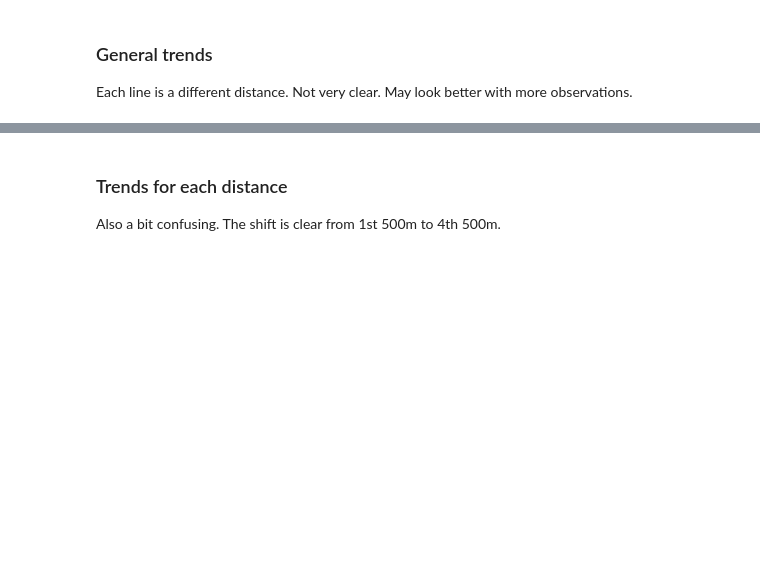
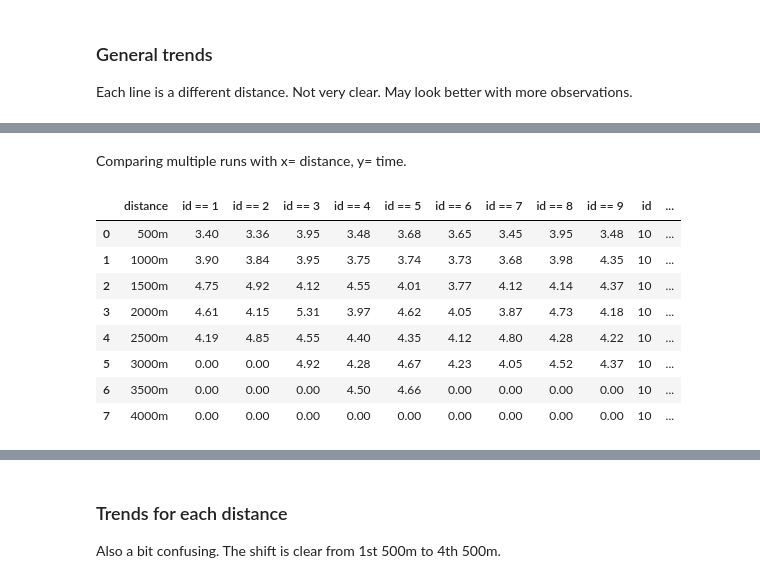
Before and after one commit to lona9/Workout-Data, a Jupyter notebook: Workout-Data.ipynb, the cells around one changed output, grey strips where cells are left out. Cells and saved outputs as stored; diff of their text form; code cells hidden in the pictures; blank space fills up the shorter version.

Commit message:
add new data to df_run, made new plots to compare multiple runs

```diff
--- a/Workout-Data.ipynb
+++ b/Workout-Data.ipynb
@@ -138,0 +142,48 @@ px.line(df_run, x='id', y=['Time1st500m', 'Time2nd500m', 'Time3rd500m', 'Time4th
+# %% [markdown]
+Comparing multiple runs with x= distance, y= time.
+# %%
+def idmelt(x):
+    runid = df_run.query(x)
+    valuename = x
+    meltid = pd.melt(runid, id_vars = ['id'], value_vars = ['PartialTime1st500m', 'PartialTime2nd500m', 'PartialTime3rd500m', 'PartialTime4th500m', 'PartialTime5th500m', 'PartialTime6th500m', 'PartialTime7th500m', 'PartialTime8th500m'], var_name='distance', value_name= valuename)
+    return meltid
+# %%
+df_id1 = idmelt("id == 1")
+df_id2 = idmelt("id == 2")
+df_id3 = idmelt("id == 3")
+df_id4 = idmelt("id == 4")
+df_id5 = idmelt("id == 5")
+df_id6 = idmelt("id == 6")
+df_id7 = idmelt("id == 7")
+df_id8 = idmelt("id == 8")
+df_id9 = idmelt("id == 9")
+df_id10 = idmelt("id == 10")
+
+dfs = [df_id2, df_id3, df_id4, df_id5, df_id6, df_id7, df_id8, df_id9, df_id10]
+
+runids = pd.DataFrame(df_id1)
+runids.drop(columns='id', inplace=True)
+
+for df in dfs:
+    runids = pd.merge(runids, df, on='distance')
+
+runids.drop(columns=['id_x', 'id_y'], inplace=True)
+runids.distance.replace('PartialTime1st500m', '500m', inplace=True)
+runids.distance.replace('PartialTime2nd500m', '1000m', inplace=True)
+runids.distance.replace('PartialTime3rd500m', '1500m', inplace=True)
+runids.distance.replace('PartialTime4th500m', '2000m', inplace=True)
+runids.distance.replace('PartialTime5th500m', '2500m', inplace=True)
+runids.distance.replace('PartialTime6th500m', '3000m', inplace=True)
+runids.distance.replace('PartialTime7th500m', '3500m', inplace=True)
+runids.distance.replace('PartialTime8th500m', '4000m', inplace=True)
+runids
+# %% [output]
+|  | distance | id == 1 | id == 2 | id == 3 | id == 4 | id == 5 | id == 6 | id == 7 | id == 8 | id == 9 | id | ... |
+| 0 | 500m | 3.40 | 3.36 | 3.95 | 3.48 | 3.68 | 3.65 | 3.45 | 3.95 | 3.48 | 10 | ... |
+| 1 | 1000m | 3.90 | 3.84 | 3.95 | 3.75 | 3.74 | 3.73 | 3.68 | 3.98 | 4.35 | 10 | ... |
+| 2 | 1500m | 4.75 | 4.92 | 4.12 | 4.55 | 4.01 | 3.77 | 4.12 | 4.14 | 4.37 | 10 | ... |
+| 3 | 2000m | 4.61 | 4.15 | 5.31 | 3.97 | 4.62 | 4.05 | 3.87 | 4.73 | 4.18 | 10 | ... |
+| 4 | 2500m | 4.19 | 4.85 | 4.55 | 4.40 | 4.35 | 4.12 | 4.80 | 4.28 | 4.22 | 10 | ... |
+| 5 | 3000m | 0.00 | 0.00 | 4.92 | 4.28 | 4.67 | 4.23 | 4.05 | 4.52 | 4.37 | 10 | ... |
+| 6 | 3500m | 0.00 | 0.00 | 0.00 | 4.50 | 4.66 | 0.00 | 0.00 | 0.00 | 0.00 | 10 | ... |
+| 7 | 4000m | 0.00 | 0.00 | 0.00 | 0.00 | 0.00 | 0.00 | 0.00 | 0.00 | 0.00 | 10 | ... |
```
Also changed, not shown: parts of 16 cells of this notebook.
